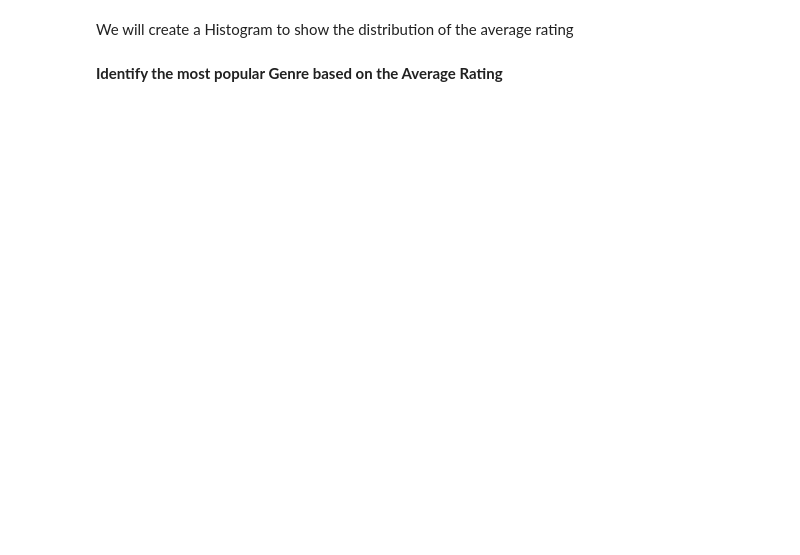
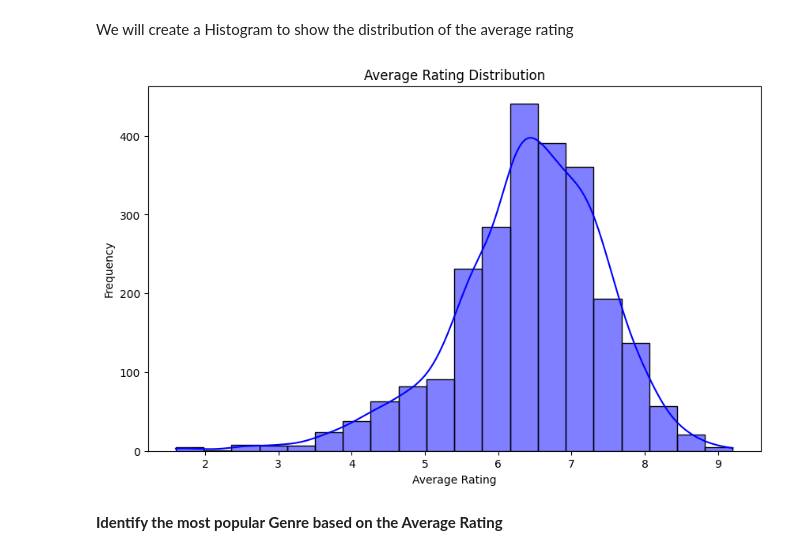
Before and after one commit to CharityAgutu/dsc-prework-jupyter-notebook, a Jupyter notebook: student.ipynb, the cells around one changed output. Saved outputs shown, nothing was run; the diff lists cells and outputs as text; code cells hidden in the pictures; blank space fills up the shorter version.

```diff
--- a/student.ipynb
+++ b/student.ipynb
@@ -212,13 +510,15 @@ We will create a Histogram to show the distribution of the average rating
 # %%
 import matplotlib.pyplot as plt
 import seaborn as sns
 #Create a histogram
 plt.figure(figsize=(10,6))
-sns.histplot(df1_and_df2['averagerating'],bins=20,kde=True,color='blue')
+sns.histplot(data['averagerating'],bins=20,kde=True,color='blue')
 plt.title('Average Rating Distribution')
 plt.xlabel('Average Rating')
 plt.ylabel('Frequency')
 plt.show()
+# %% [output]
+[figure, added]
 # %% [markdown]
 **Identify the most popular Genre based on the Average Rating**
 # %%
```
Also changed, not shown: parts of 91 cells of this notebook.
